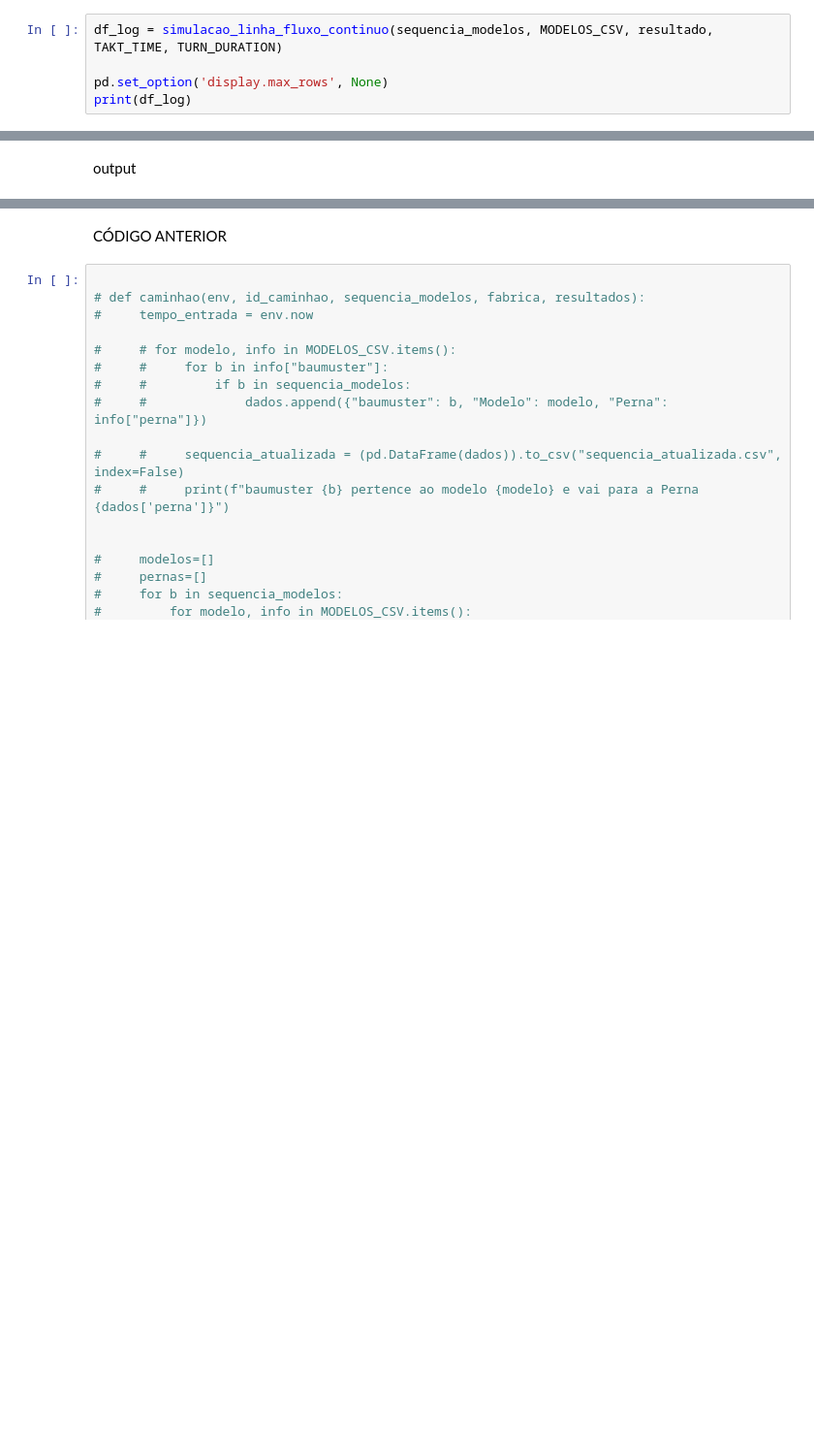
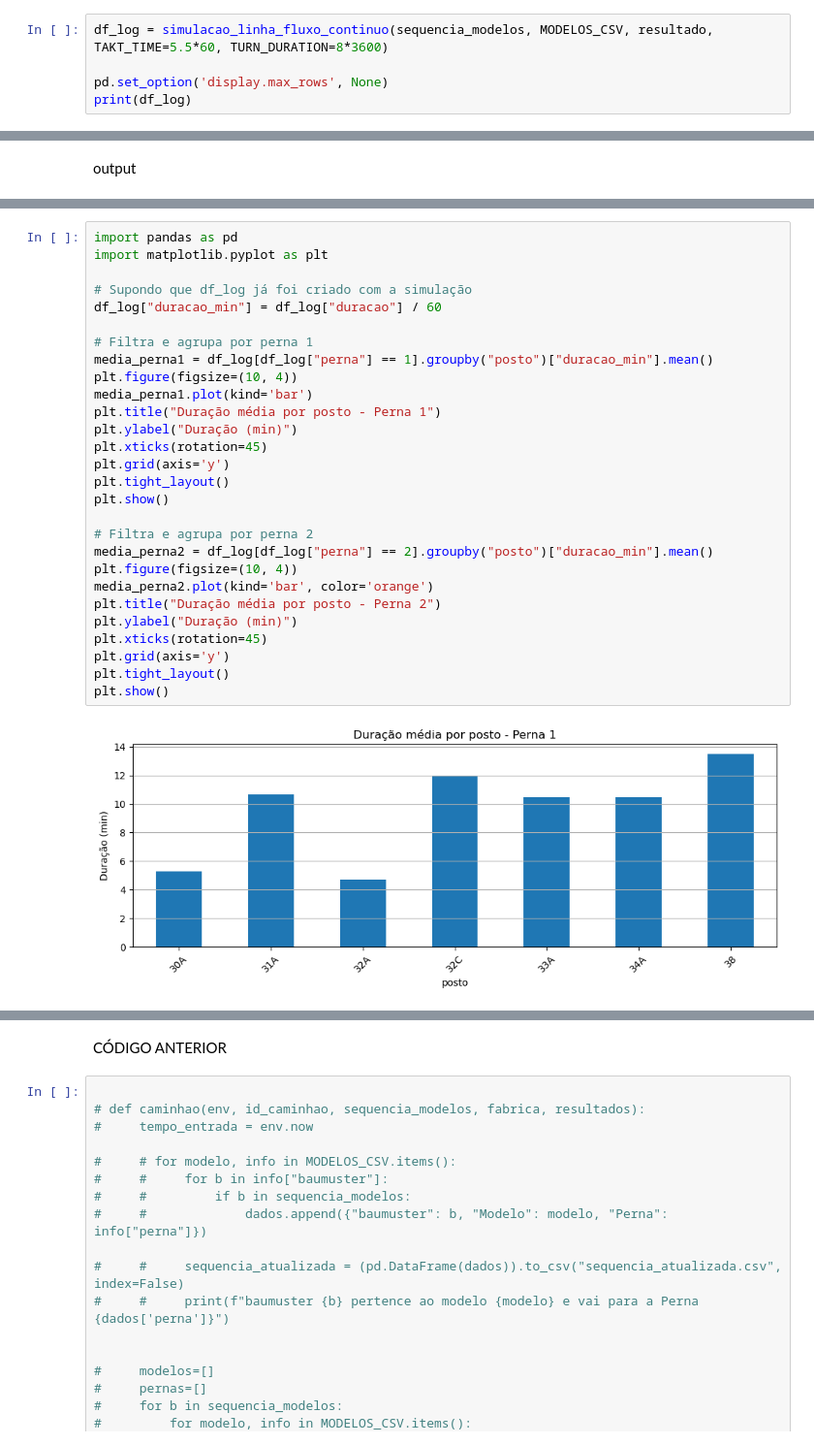
Before and after one commit to MatheusFariasPJ/PROJETO_MERCEDES, a Jupyter notebook: SIMULADOR.ipynb, the cells around one changed output, grey strips where cells are left out. Shown at 97% size. Saved outputs shown, nothing was run; the diff lists cells and outputs as text; blank space fills up the shorter version.

```diff
--- a/SIMULADOR.ipynb
+++ b/SIMULADOR.ipynb
@@ -428,7 +364,7 @@ def simulacao_linha_fluxo_continuo(sequencia_modelos, MODELOS_CSV, resultado, TA
 
     return pd.DataFrame(log_entrada_saida)
 # %%
-df_log = simulacao_linha_fluxo_continuo(sequencia_modelos, MODELOS_CSV, resultado, TAKT_TIME, TURN_DURATION)
+df_log = simulacao_linha_fluxo_continuo(sequencia_modelos, MODELOS_CSV, resultado, TAKT_TIME=5.5*60, TURN_DURATION=8*3600)
 
 pd.set_option('display.max_rows', None)
 print(df_log)
@@ -482,0 +419,30 @@ Perna 2: 89.85 min/modelo
+# %%
+import pandas as pd
+import matplotlib.pyplot as plt
+
+# Supondo que df_log já foi criado com a simulação
+df_log["duracao_min"] = df_log["duracao"] / 60
+
+# Filtra e agrupa por perna 1
+media_perna1 = df_log[df_log["perna"] == 1].groupby("posto")["duracao_min"].mean()
+plt.figure(figsize=(10, 4))
+media_perna1.plot(kind='bar')
+plt.title("Duração média por posto - Perna 1")
+plt.ylabel("Duração (min)")
+plt.xticks(rotation=45)
+plt.grid(axis='y')
+plt.tight_layout()
+plt.show()
+
+# Filtra e agrupa por perna 2
+media_perna2 = df_log[df_log["perna"] == 2].groupby("posto")["duracao_min"].mean()
+plt.figure(figsize=(10, 4))
+media_perna2.plot(kind='bar', color='orange')
+plt.title("Duração média por posto - Perna 2")
+plt.ylabel("Duração (min)")
+plt.xticks(rotation=45)
+plt.grid(axis='y')
+plt.tight_layout()
+plt.show()
+# %% [output]
+[figure, added]
```
Also changed, not shown: parts of 8 cells of this notebook.
